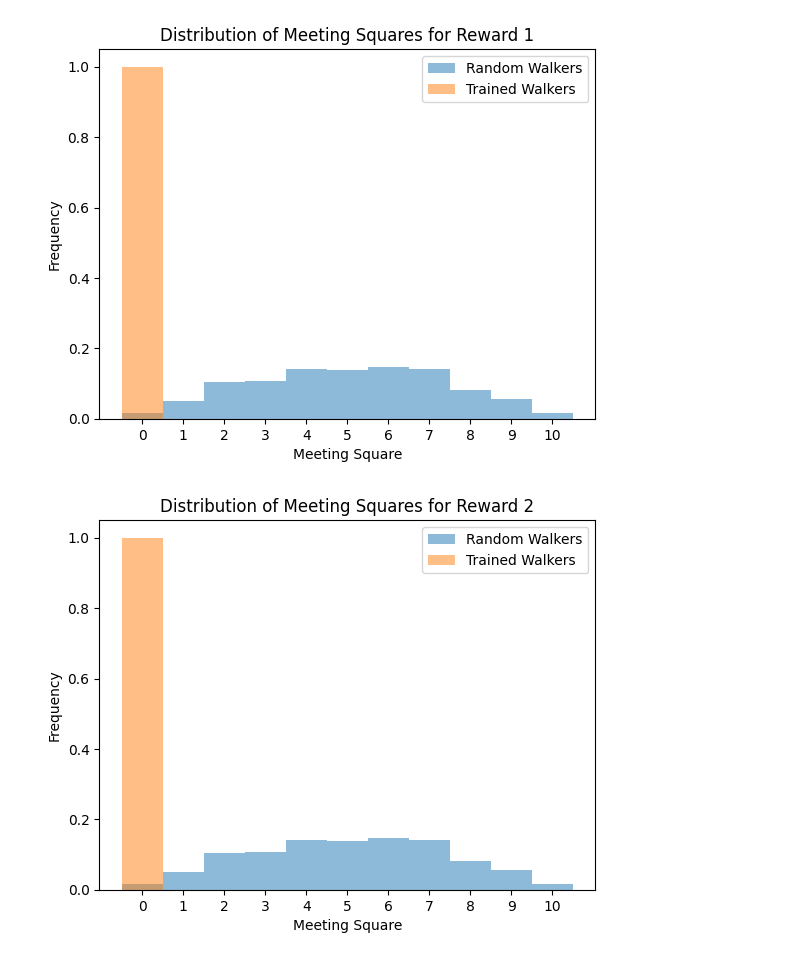
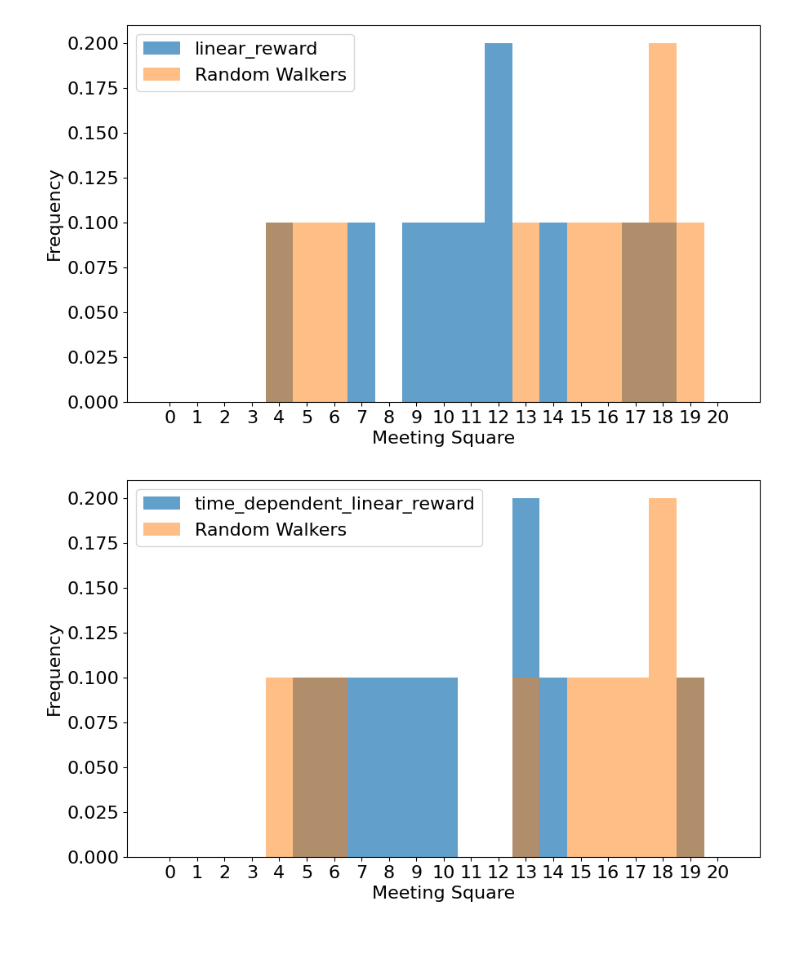
Before and after one commit to Buffoni/smart-walkers, a Jupyter notebook: get_all_the_figures_for_paper.ipynb, the cells around one changed output. Drawn from its saved outputs; the diff is of its cells as text; code cells hidden in the pictures.

```diff
--- a/get_all_the_figures_for_paper.ipynb
+++ b/get_all_the_figures_for_paper.ipynb
@@ -1,11 +1,13 @@
 # %%
 import numpy as np
 from matplotlib import pyplot as plt
-from tqdm.notebook import tqdm
+import swalkers
 
-NUMBER_OF_SQUARES = 11
-NUMBER_OF_GAMES = int(1e3)
+
+NUMBER_OF_SQUARES = 21
+NUMBER_OF_GAMES = int(1e1)
 START_POS_ALICE = 1
 START_POS_BOB = NUMBER_OF_SQUARES - 2
 
-np.set_printoptions(formatter={'float': '{: 0.2f}'.format}, linewidth=100)
+# Set readable font size for plots
+plt.rcParams.update({'font.size': 16})
@@ -534,48 +255,15 @@ Percentage of games affected by compenetrations: 15.90%
 # %%
-# Get the meeting squares for random walkers
-random_walker_alice = Walker(
-    name='Random Alice',
-    start_position=START_POS_ALICE,
-    world_dimension=NUMBER_OF_SQUARES,
-    use_brain=False,
-    learn=False
-)
-random_walker_bob = Walker(
-    name='Random Bob',
-    start_position=START_POS_BOB,
-    world_dimension=NUMBER_OF_SQUARES,
-    use_brain=False,
-    learn=False
-)
-
-_, meeting_squares_random, _, _, _, _ = playgames(
-    random_walker_alice, random_walker_bob, NUMBER_OF_SQUARES,
-    linear_reward, number_of_games=NUMBER_OF_GAMES
-)
-
-# Get the meeting squares for the trained walkers
-meeting_results = []
-for couple in trained_walkers:
-    walker_alice = couple['walker_alice']
-    walker_alice.learn = False # Disable learning for the final evaluation
-    walker_alice.softmax_temperature = 0.1 # Set a low temperature for exploration
-    walker_bob = couple['walker_bob']
-    _, meeting_squares, _, _, _, _ = playgames(
-        walker_alice, walker_bob, NUMBER_OF_SQUARES, reward_function,
-    )
-    meeting_results.append(meeting_squares)
 
 # Plot the meeting squares
-for i, meeting_squares in enumerate(meeting_results):
-    # Plot the meeting squares for random walkers
+for key, meeting_squares in meeting_squares_results.items():
+    plt.figure(figsize=(10, 6))
+    plt.hist(meeting_squares, bins=np.arange(NUMBER_OF_SQUARES + 1) - 0.5, density=True, alpha=0.7, label=key)
     plt.hist(meeting_squares_random, bins=np.arange(NUMBER_OF_SQUARES + 1) - 0.5, density=True, alpha=0.5, label='Random Walkers')
-    plt.hist(meeting_squares, bins=np.arange(NUMBER_OF_SQUARES + 1) - 0.5, density=True, alpha=0.5, label='Trained Walkers')
-    plt.title('Distribution of Meeting Squares for Reward ' + str(i + 1))
     plt.xlabel('Meeting Square')
     plt.ylabel('Frequency')
     plt.xticks(np.arange(NUMBER_OF_SQUARES))
     plt.legend()
     plt.show()
 # %% [output]
-[figure, old version]
+[figure, new version]
-[figure, old version]
+[figure, new version]
```
Also changed, not shown: parts of 12 cells of this notebook.
